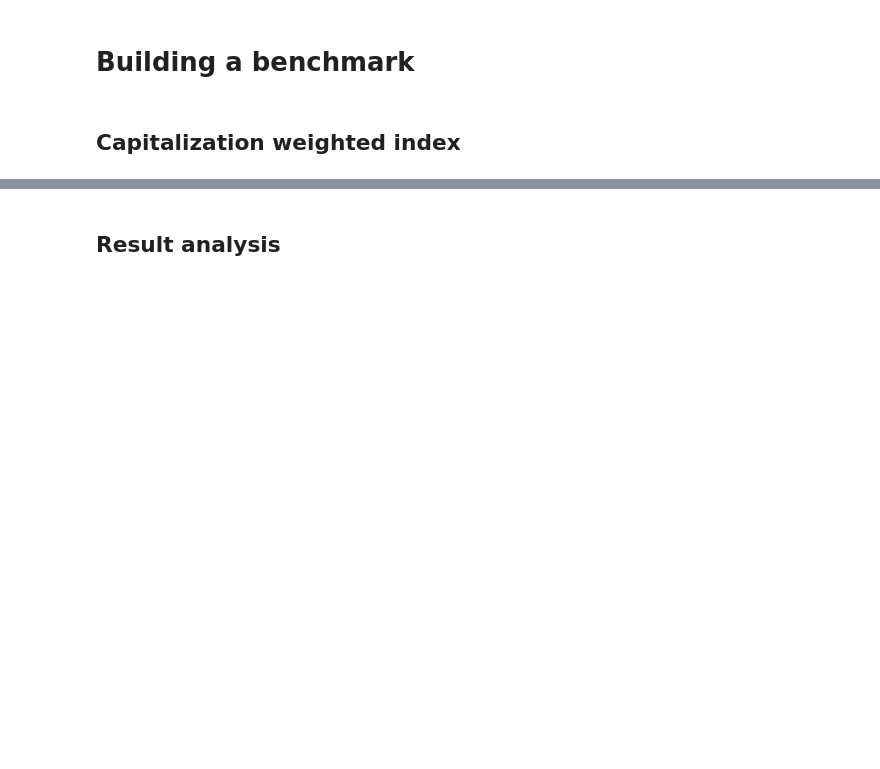
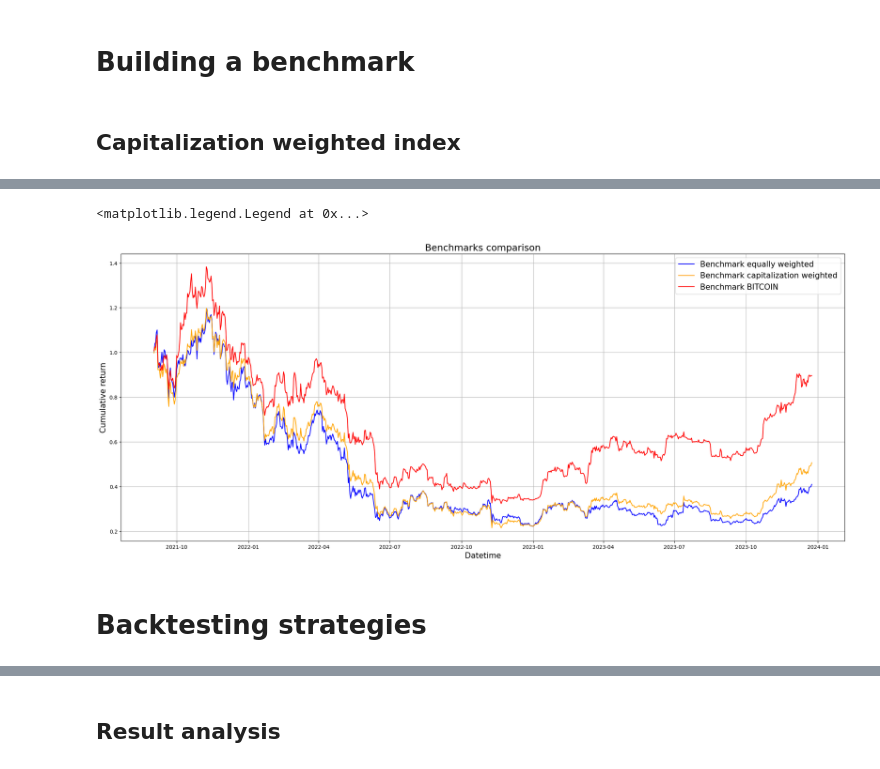
Before and after one commit to BaptisteZloch/Crypto-momentum-portfolios, a Jupyter notebook: src/crypto-momentum-cross-sectional.ipynb, the cells around one changed output, grey strips where cells are left out. Cells and saved outputs as stored; diff of their text form; code cells hidden in the pictures; blank space fills up the shorter version.

Commit message:
refractoring + benchmark ok

```diff
--- a/src/crypto-momentum-cross-sectional.ipynb
+++ b/src/crypto-momentum-cross-sectional.ipynb
@@ -91,0 +71,19 @@ def capi_weighted_assets(selected_assets: list[str], selected_assets_capi:list[f
+# %%
+from crypto_momentum_portfolios.portfolio_management.benchmarks import BenchmarkDataFrameBuilder
+
+benchmarks = (
+    BenchmarkDataFrameBuilder(universe)
+    .build_equally_weighted_benchmark(
+        rebalance_frequency=RebalanceFrequency.MONTHLY, side=Side.LONG, verbose=False
+    )
+    .build_capitalization_weighted_benchmark(
+        capitalization_field=Fields.MARKET_CAP,
+        rebalance_frequency=RebalanceFrequency.MONTHLY,
+        side=Side.LONG,
+        verbose=False,
+    )
+    .build_bitcoin_benchmark()
+    .collect_benchmark_returns()
+)
+
+benchmarks
@@ -92 +105,33 @@ def capi_weighted_assets(selected_assets: list[str], selected_assets_capi:list[f
+# %%
+import matplotlib.pyplot as plt
+
+f, ax = plt.subplots(1, 1, figsize=(25, 10))
+ax.set_title("Benchmarks comparison", fontsize=18)
+ax.grid()
+ax.plot(
+    (benchmarks["equal_weighted_benchmark"] + 1).cumprod(),
+    label="Benchmark equally weighted",
+    color="blue",
+)
+ax.plot(
+    (benchmarks["capi_weighted_benchmark"] + 1).cumprod(),
+    label="Benchmark capitalization weighted",
+    color="orange",
+)
+ax.plot(
+    (benchmarks["bitcoin_benchmark"] + 1).cumprod(),
+    label="Benchmark BITCOIN",
+    color="red",
+)
+
+
+ax.set_xlabel("Datetime", fontsize=15)
+ax.set_ylabel("Cumulative return", fontsize=15)
+ax.legend(loc="upper right", fontsize=15)
+# ax.set_yscale("log")
+# %% [output]
+<matplotlib.legend.Legend at 0x...>
+[figure, added]
+# %% [markdown]
+# Backtesting strategies
 # %%
```
Also changed, not shown: parts of 15 cells of this notebook, 10 other files.
